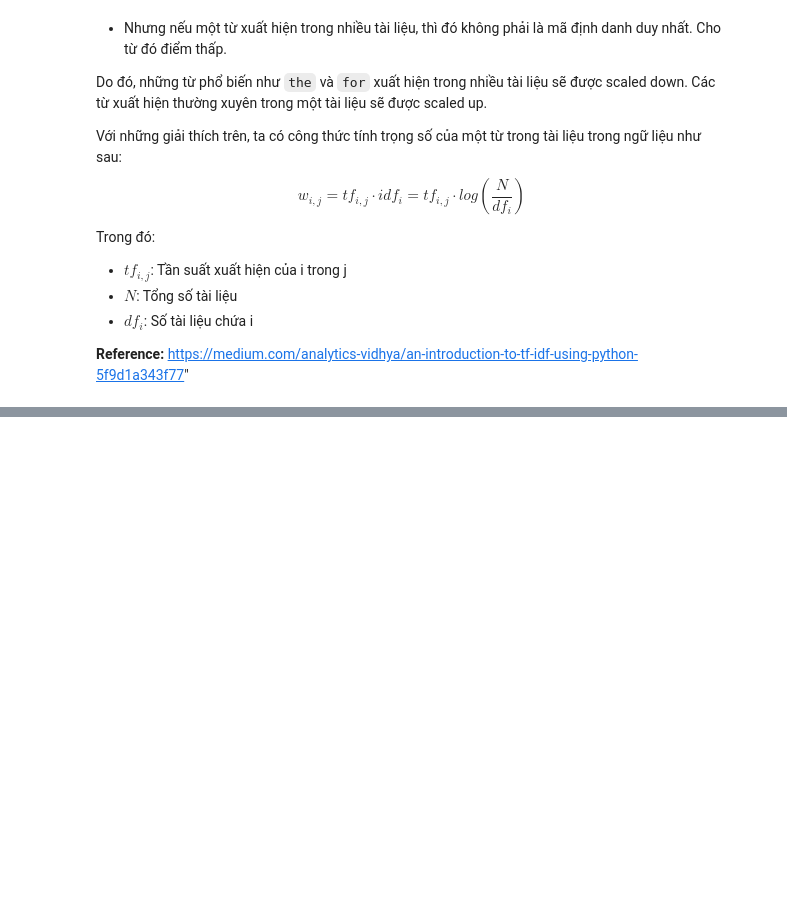
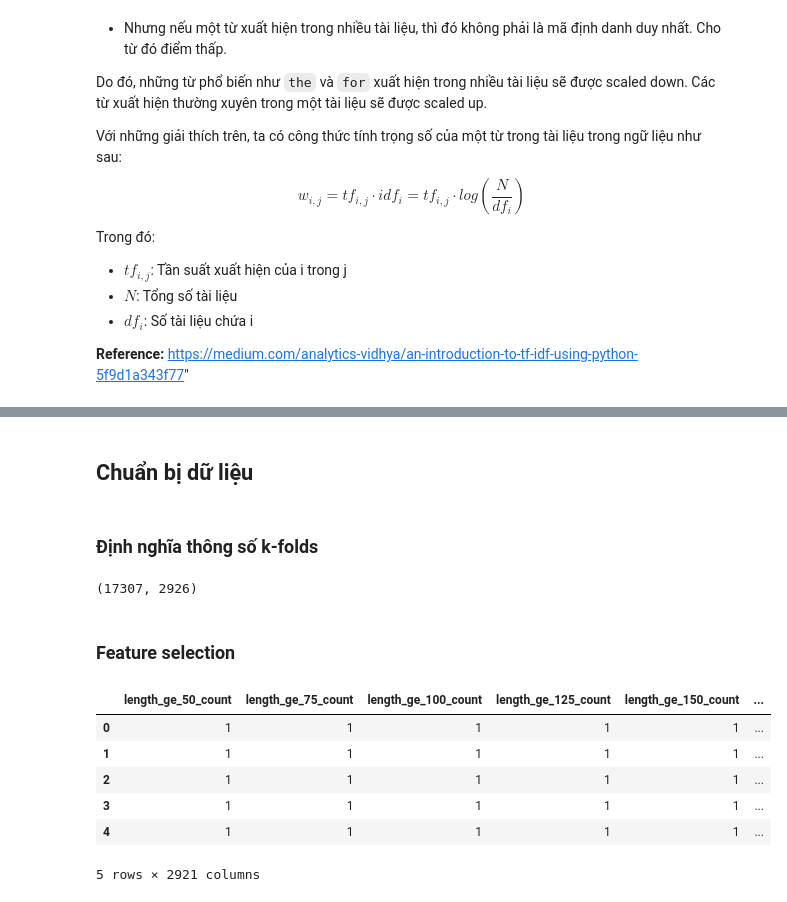
Before and after one commit to dagngyen/hcmus_23-24_automated-essay-scoring, a Jupyter notebook: model.ipynb, the cells around one changed output, grey strips where cells are left out. Drawn from its saved outputs; the diff is of its cells as text; code cells hidden in the pictures; blank space fills up the shorter version.

```diff
--- a/model.ipynb
+++ b/model.ipynb
@@ -77,9 +86,6 @@ def clean_text(text):
 
     # Xóa các ký tự không mong muốn như \xa0
     text = text.replace(u'\xa0', ' ')
-
-    # Xóa dấu câu
-    text = re.sub(r'[^\w\s]', '', text)
 
     # Xóa chữ số
     text = re.sub(r'\d+', '', text)
@@ -190,0 +381,28 @@ test_tfid = vectorizer.transform(test['full_text'])
+# %% [markdown]
+## Chuẩn bị dữ liệu
+# %% [markdown]
+### Định nghĩa thông số k-folds
+# %%
+skf = StratifiedKFold(n_splits=5, shuffle=True, random_state=42)
+train_feats = train_feats.merge(train.to_pandas(), on='essay_id', how='left')
+for i, (_, val_index) in enumerate(skf.split(train_feats, train_feats['score'])):
+    train_feats.loc[val_index, 'fold'] = i
+
+train_feats.shape
+# %% [output]
+(17307, 2926)
+# %% [markdown]
+### Feature selection
+# %%
+target = ['score']
+drop_columns = ['essay_id', 'fold', 'full_text', 'paragraph']
+
+train_feats.drop(columns=drop_columns+target).head(5)
+# %% [output]
+|  | length_ge_50_count | length_ge_75_count | length_ge_100_count | length_ge_125_count | length_ge_150_count | ... |
+| 0 | 1 | 1 | 1 | 1 | 1 | ... |
+| 1 | 1 | 1 | 1 | 1 | 1 | ... |
+| 2 | 1 | 1 | 1 | 1 | 1 | ... |
+| 3 | 1 | 1 | 1 | 1 | 1 | ... |
+| 4 | 1 | 1 | 1 | 1 | 1 | ... |
+5 rows × 2921 columns
```
Also changed, not shown: parts of 13 cells of this notebook.
